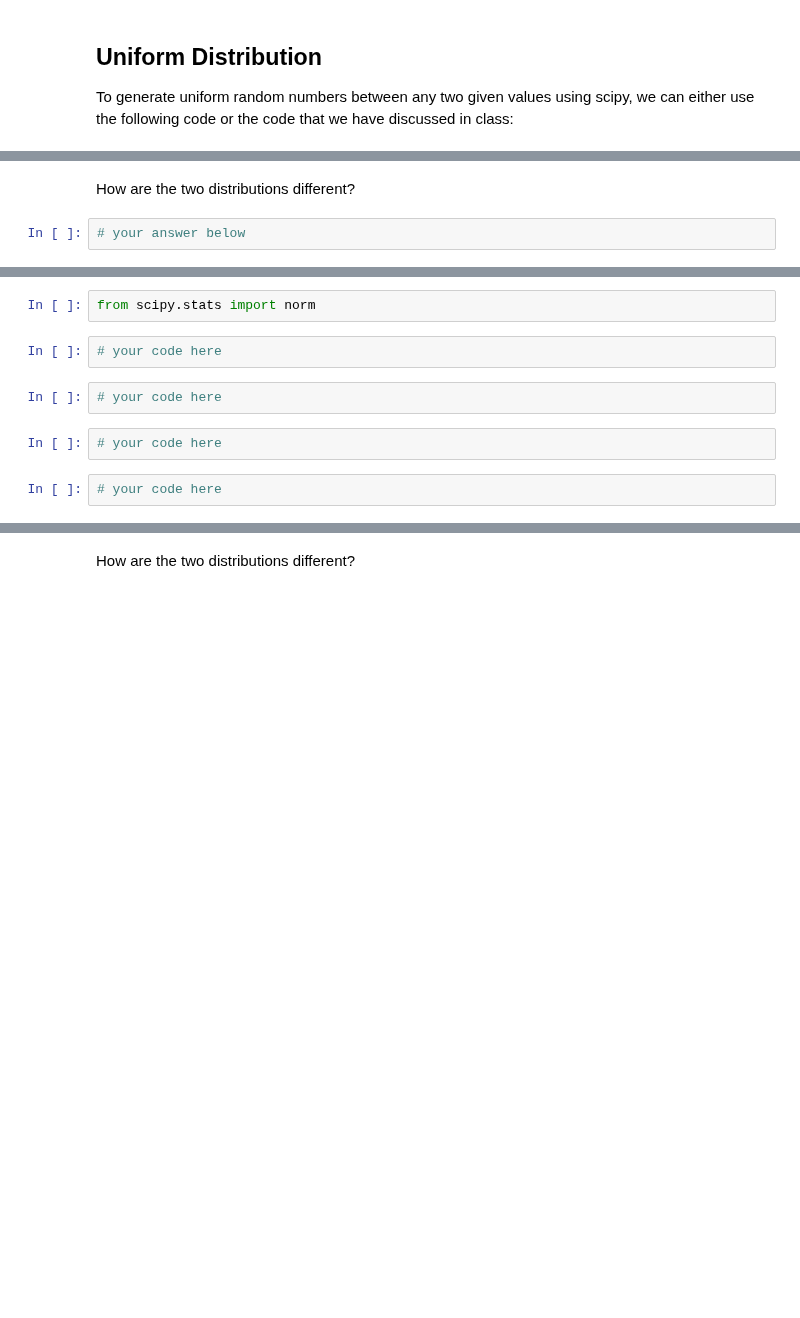
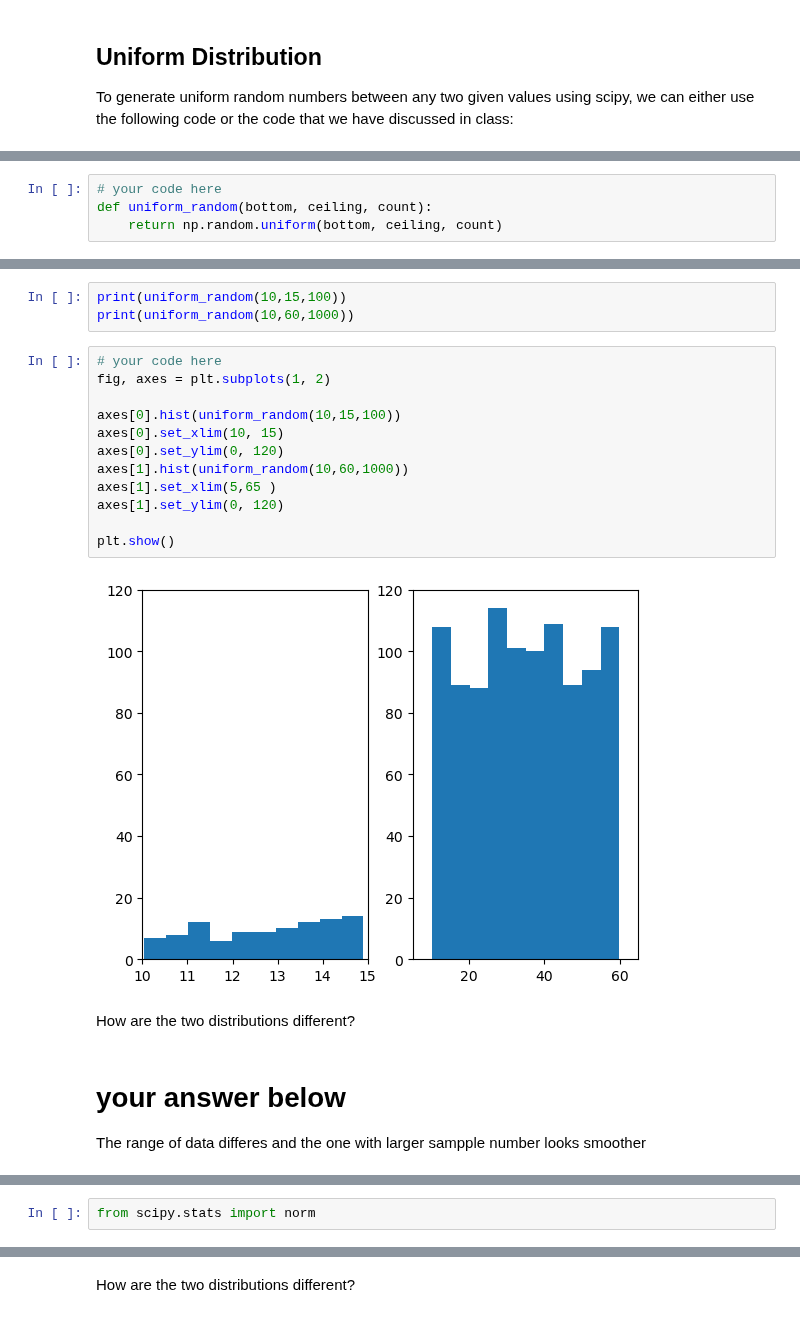
Before and after one commit to ironhack-labs/lab-continuous-probability-distributions-en, a Jupyter notebook: your-code/main.ipynb, the cells around one changed output, grey strips where cells are left out. Saved outputs shown, nothing was run; the diff lists cells and outputs as text; blank space fills up the shorter version.

```diff
--- a/your-code/main.ipynb
+++ b/your-code/main.ipynb
@@ -51,0 +53,4 @@ Your output should look like below:
+# %%
+# your code here
+def uniform_random(bottom, ceiling, count):
+    return np.random.uniform(bottom, ceiling, count)
@@ -52,7 +75,26 @@ Your output should look like below:
+# %%
+print(uniform_random(10,15,100))
+print(uniform_random(10,60,1000))
+# %%
+# your code here
+fig, axes = plt.subplots(1, 2)
+
+axes[0].hist(uniform_random(10,15,100))
+axes[0].set_xlim(10, 15)
+axes[0].set_ylim(0, 120)
+axes[1].hist(uniform_random(10,60,1000))
+axes[1].set_xlim(5,65 )
+axes[1].set_ylim(0, 120)
+
+plt.show()
+# %% [output]
+[figure, added]
 # %% [markdown]
 How are the two distributions different?
-# %%
-# your answer below
+# %% [markdown]
+# your answer below
+
+The range of data differes and the one with larger sampple number looks smoother
 # %% [markdown]
 ## Normal Distribution
 
@@ -66,11 +108,3 @@ Expected output:
 ![normal distribution](nd.png)
 # %%
 from scipy.stats import norm
-# %%
-# your code here
-# %%
-# your code here
-# %%
-# your code here
-# %%
-# your code here
```
Also changed, not shown: parts of 29 cells of this notebook.
